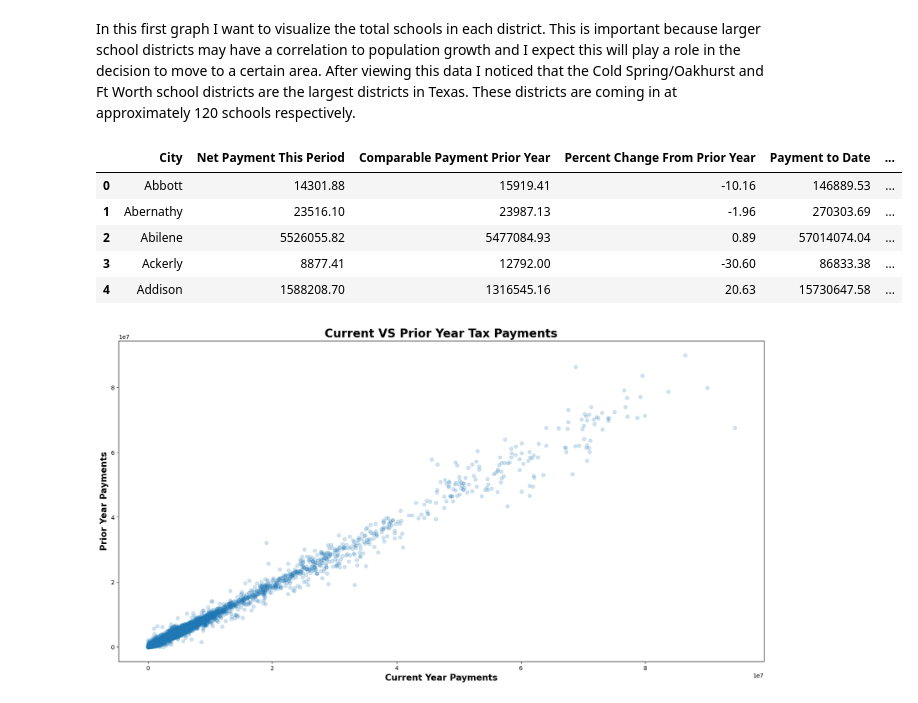
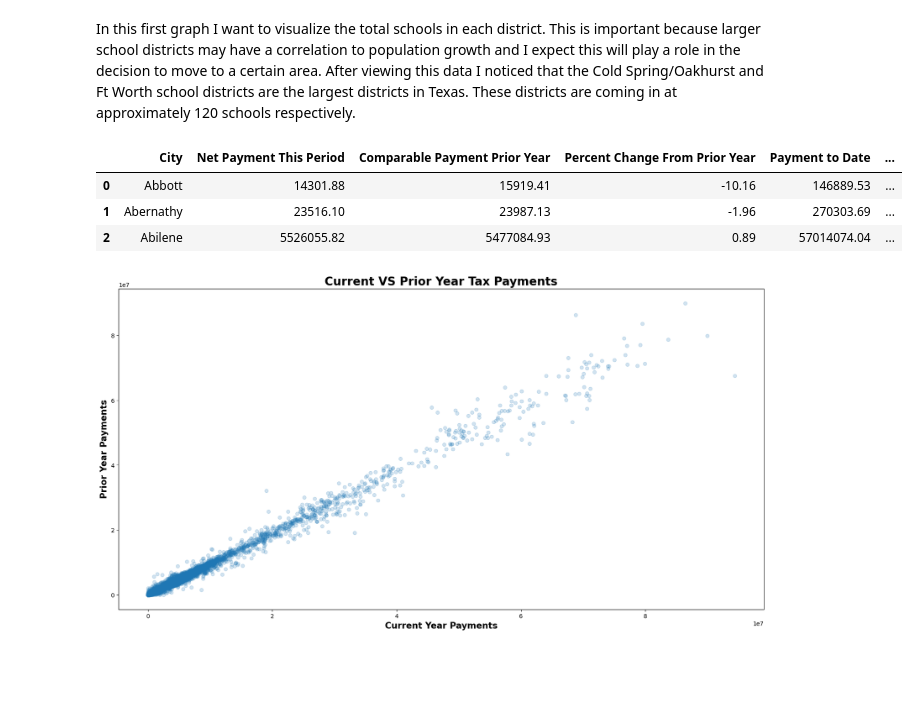
Before and after one commit to MWPerrineJr/Data_Mining_Final, a Jupyter notebook: data mining final1.ipynb, the cells around one changed output. Drawn from its saved outputs; the diff is of its cells as text; code cells hidden in the pictures; blank space fills up the shorter version.

```diff
--- a/data mining final1.ipynb
+++ b/data mining final1.ipynb
@@ -28,3 +29,5 @@ import seaborn as sns
+# %%
+pd.options.display.max_columns = None
 # %% [markdown]
 1. The first step is to upload the data and to build some graphs to visualize the data
 # %%
@@ -79,14 +71,12 @@ In this first graph I want to visualize the total schools in each district. This
 # %%
 # This code imports the sales tax allocation data set and displays the first 5 rows
 sales_tax = pd.read_csv(r"Sales_Tax_Allocation__City_20250420.csv")
-sales_tax.head()
+sales_tax.head(3)
 # %% [output]
 |  | City | Net Payment This Period | Comparable Payment Prior Year | Percent Change From Prior Year | Payment to Date | ... |
 | 0 | Abbott | 14301.88 | 15919.41 | -10.16 | 146889.53 | ... |
 | 1 | Abernathy | 23516.10 | 23987.13 | -1.96 | 270303.69 | ... |
 | 2 | Abilene | 5526055.82 | 5477084.93 | 0.89 | 57014074.04 | ... |
-| 3 | Ackerly | 8877.41 | 12792.00 | -30.60 | 86833.38 | ... |
-| 4 | Addison | 1588208.70 | 1316545.16 | 20.63 | 15730647.58 | ... |
 # %%
 # This code creates a scatter plot showing the comparison of the current year and prior year tax payments
 plt.figure(figsize = (20,10))
```
Also changed, not shown: parts of 29 cells of this notebook.
